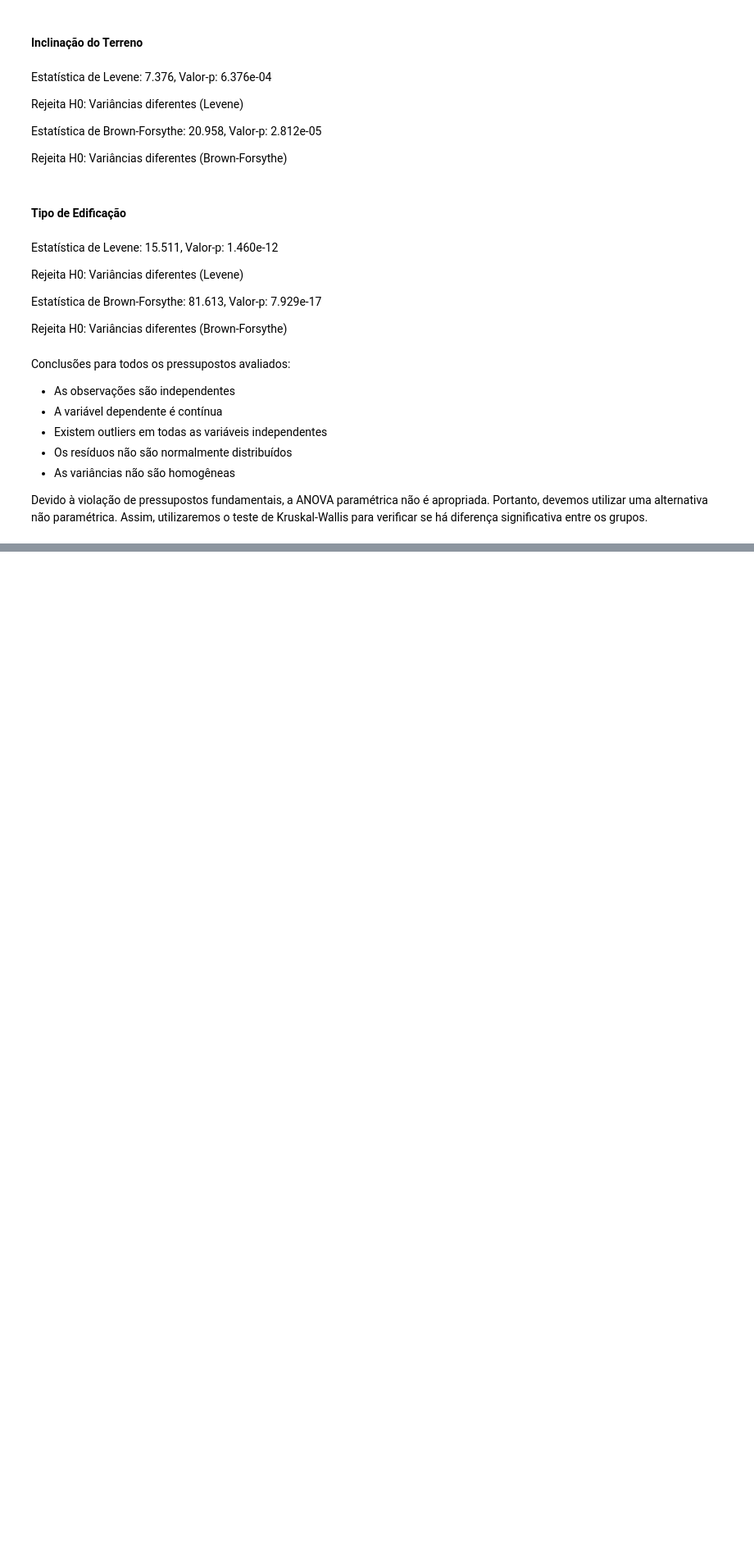
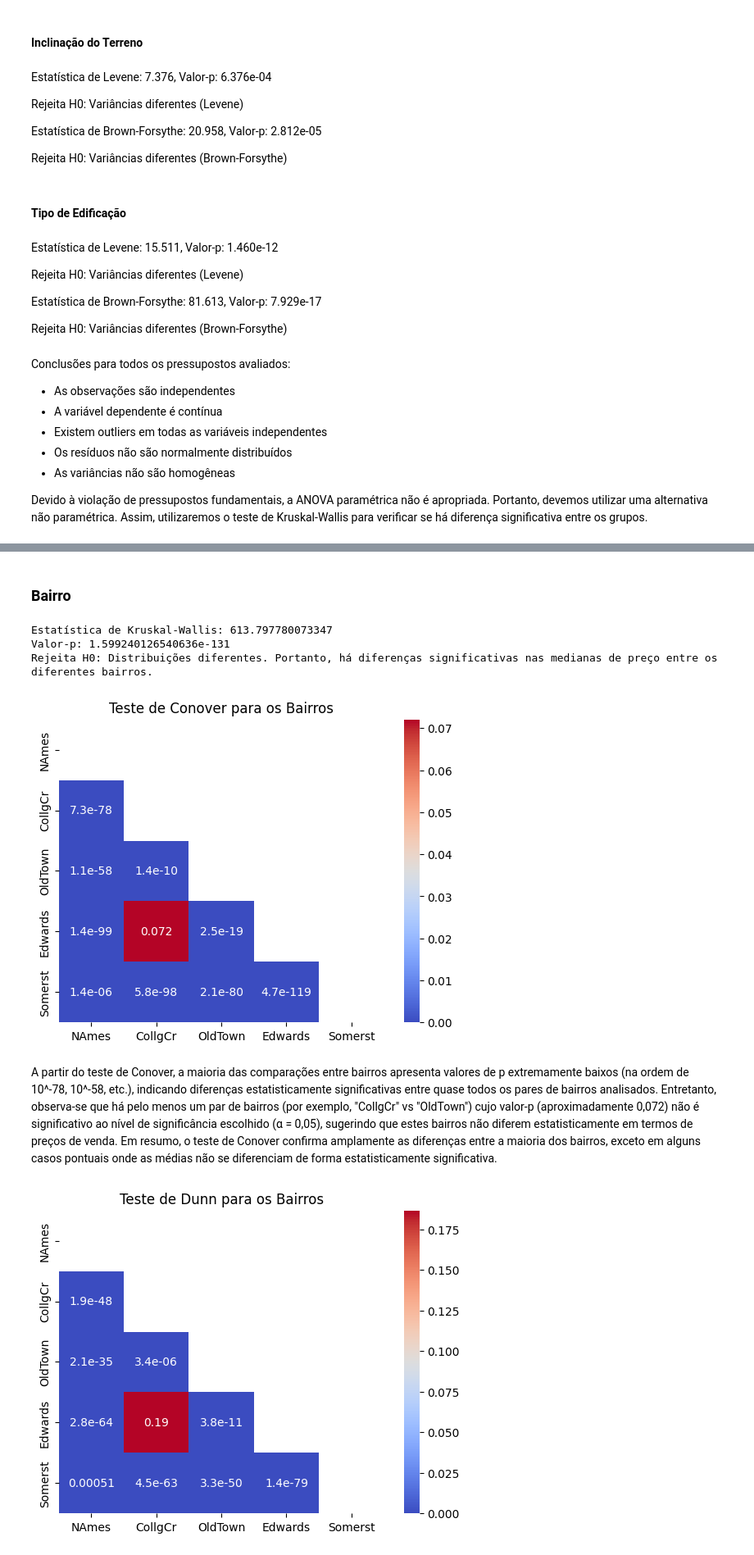
Before and after one commit to fernandosola/aedi_teste_hipotese, a Jupyter notebook: notebooks/analise.ipynb, the cells around one changed output, grey strips where cells are left out. Shown at 82% size. Cells and saved outputs as stored; diff of their text form; code cells hidden in the pictures; blank space fills up the shorter version.

```diff
--- a/notebooks/analise.ipynb
+++ b/notebooks/analise.ipynb
@@ -1343,0 +1175,62 @@ Devido à violação de pressupostos fundamentais, a ANOVA paramétrica não é
+# %% [markdown]
+### Bairro
+# %%
+df_tmp = df[df['Neighborhood'].isin(top_bairros)]
+grouped_data = [group['SalePrice'].values for name, group in df_tmp.groupby('Neighborhood')]
+
+kruskal_test = stats.kruskal(*grouped_data)
+print('Estatística de Kruskal-Wallis:', kruskal_test.statistic)
+print('Valor-p:', kruskal_test.pvalue)
+alpha = 0.05
+if kruskal_test.pvalue > alpha:
+    print('Falha em rejeitar H0: Distribuições iguais')
+else:
+    print('Rejeita H0: Distribuições diferentes. Portanto, há diferenças significativas nas medianas de preço entre os diferentes bairros.')
+
+# realizar testes post-hoc
+# Conover-Iman (ajuste Bonferroni)
+df_tmp = df[df['Neighborhood'].isin(top_bairros)]
+grouped_data = [group['SalePrice'].values for name, group in df_tmp.groupby('Neighborhood')]
+posthoc = sp.posthoc_conover(grouped_data, p_adjust='holm')
+posthoc.columns = top_bairros
+posthoc.index = top_bairros
+
+# imprimir a matriz de comparação com os valores p inferiores ao alfa pintados de vermelho e os maiores em azul
+alpha = 0.05
+
+# criar uma mascara para exibir apenas a diagonal inferior sem repetições
+mask = np.triu(np.ones_like(posthoc, dtype=bool))
+sns.heatmap(posthoc, annot=True, cmap='coolwarm', mask=mask)
+plt.title('Teste de Conover para os Bairros')
+plt.show()
+
+# Dunn (ajuste Bonferroni)
+df_tmp = df[df['Neighborhood'].isin(top_bairros)]
+grouped_data = [group['SalePrice'].values for name, group in df_tmp.groupby('Neighborhood')]
+posthoc = sp.posthoc_dunn(grouped_data, p_adjust='holm')
+posthoc.columns = top_bairros
+posthoc.index = top_bairros
+
+# imprimir a matriz de comparação com os valores p inferiores ao alfa pintados de vermelho e os maiores em azul
+alpha = 0.05
+
+# criar uma mascara para exibir apenas a diagonal inferior sem repetições
+mask = np.triu(np.ones_like(posthoc, dtype=bool))
+sns.heatmap(posthoc, annot=True, cmap='coolwarm', mask=mask)
+plt.title('Teste de Dunn para os Bairros')
+plt.show()
+
+display(Markdown('''\
+Os testes de Conover e Dunn confirmaram diferenças estatisticamente significativas entre a maioria dos pares de bairros em termos de preços de venda, exceto em no caso de CollgCr vs Edwards, onde não se observaram diferenças significativas. Apesar dessas exceções, ambos os testes reforçam a conclusão de que o bairro influencia significativamente o preço de venda das casas.
+'''))
+# %% [output]
+Estatística de Kruskal-Wallis: 613.797780073347
+Valor-p: 1.599240126540636e-131
+Rejeita H0: Distribuições diferentes. Portanto, há diferenças significativas nas medianas de preço entre os diferentes bairros.
+[figure, added]
+A partir do teste de Conover, a maioria das comparações entre bairros apresenta valores de p extremamente baixos (na ordem de 10^-78, 10^-58, etc.),
+indicando diferenças estatisticamente significativas entre quase todos os pares de bairros analisados. Entretanto, observa-se que há pelo menos um par
+de bairros (por exemplo, "CollgCr" vs "OldTown") cujo valor-p (aproximadamente 0,072) não é significativo ao nível de significância escolhido (α = 0,05),
+sugerindo que estes bairros não diferem estatisticamente em termos de preços de venda. Em resumo, o teste de Conover confirma amplamente as
+diferenças entre a maioria dos bairros, exceto em alguns casos pontuais onde as médias não se diferenciam de forma estatisticamente significativa.
+[figure, added]
```
Also changed, not shown: parts of 16 cells of this notebook, 1 other file.
